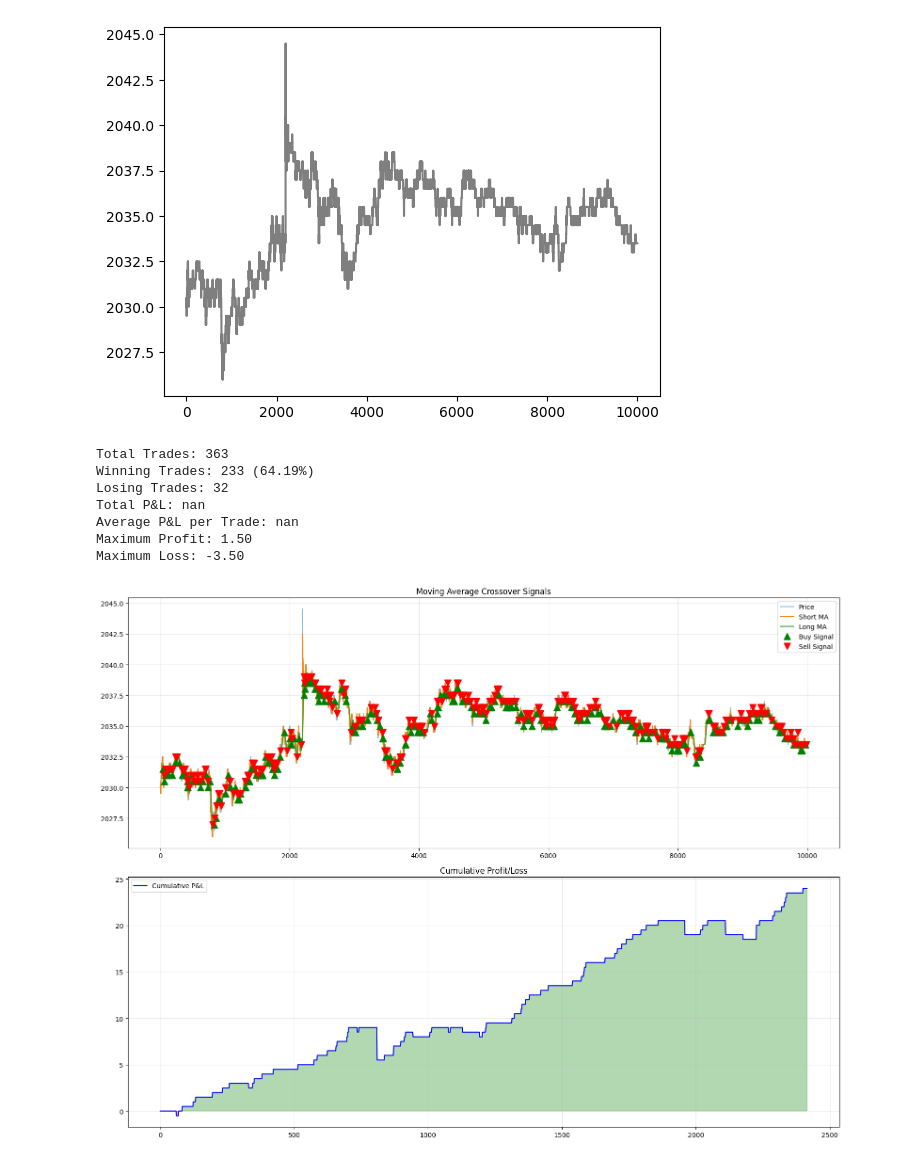
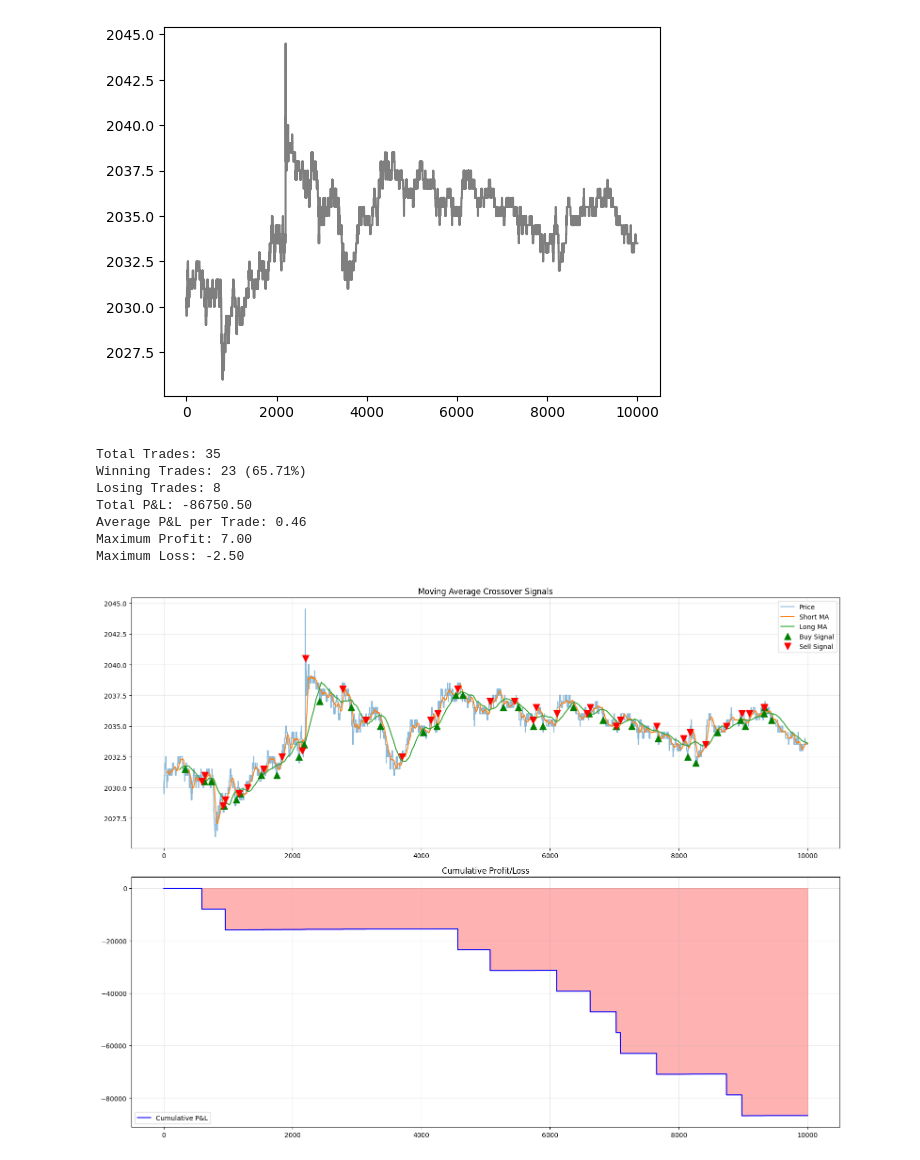
Before and after one commit to ashokolarov/prosperity3, a Jupyter notebook: development/round1/analyze_kelp_trades.ipynb, the cells around one changed output. Saved outputs shown, nothing was run; the diff lists cells and outputs as text; code cells hidden in the pictures.

```diff
--- a/development/round1/analyze_kelp_trades.ipynb
+++ b/development/round1/analyze_kelp_trades.ipynb
@@ -14,4 +14,4 @@ trader_data, products_data, activities, trades = process_log(log_file)
 # %%
 PRODUCT = "KELP"
 product_data = products_data[PRODUCT]
-activities = activities[activities["product"] == PRODUCT]
+activities = activities[activities["product"] == PRODUCT].reset_index()
@@ -18,21 +20,19 @@ activities = activities[activities["product"] == PRODUCT]
 # %%
-N = 10000
+price = product_data["current_price"]
 
-price = product_data["mm_price"][:N]
+bp1 = activities["bid_price_1"]
+bv1 = activities["bid_volume_1"]
+bp2 = activities["bid_price_2"]
+bv2 = activities["bid_volume_2"]
+bp3 = activities["bid_price_3"]
+bv3 = activities["bid_volume_3"]
 
-bp1 = activities["bid_price_1"][:N]
-bv1 = activities["bid_volume_1"][:N]
-bp2 = activities["bid_price_2"][:N]
-bv2 = activities["bid_volume_2"][:N]
-bp3 = activities["bid_price_3"][:N]
-bv3 = activities["bid_volume_3"][:N]
-
-ap1 = activities["ask_price_1"][:N]
-av1 = activities["ask_volume_1"][:N]
-ap2 = activities["ask_price_2"][:N]
-av2 = activities["ask_volume_2"][:N]
-ap3 = activities["ask_price_3"][:N]
-av3 = activities["ask_volume_3"][:N]
+ap1 = activities["ask_price_1"]
+av1 = activities["ask_volume_1"]
+ap2 = activities["ask_price_2"]
+av2 = activities["ask_volume_2"]
+ap3 = activities["ask_price_3"]
+av3 = activities["ask_volume_3"]
 # %%
 price.plot(label="Price", color="black", alpha=0.5)
 # %% [output]
@@ -45,8 +45,8 @@ trade_volume = 1
 
 price_series = pd.Series(price)
 
-window_short = 2
-window_long = 25
+window_short = 50
+window_long = 250
 
 # Calculate Simple Moving Averages with different window sizes
 sma_short = price_series.rolling(window=window_short).mean()
@@ -56,6 +56,8 @@ sma_long = price_series.rolling(window=window_long).mean()
 signals = pd.DataFrame(index=price_series.index)
 
 signals['price'] = price_series
+signals['bid_price_1'] = bp1
+signals['ask_price_1'] = ap1
 signals['short_ma'] = sma_short
 signals['long_ma'] = sma_long
 signals['signal'] = 0.0
@@ -88,7 +90,8 @@ for i in range(len(signals)):
     if signals['positions'].iloc[i] == 1.0:
         signals.loc[current_idx, 'trade_price'] = signals.loc[current_idx, 'price']
         signals.loc[current_idx, 'trade_type'] = 'BUY'
-        entry_price = signals.loc[current_idx, 'price']
+        entry_price = signals.loc[current_idx, 'ask_price_1']
+
         entry_idx = current_idx
         in_position = True
 
@@ -97,7 +100,7 @@ for i in range(len(signals)):
         if in_position:
             exit_price = signals.loc[current_idx, 'price']
             profit_loss = exit_price - entry_price
-            signals.loc[current_idx, 'trade_price'] = exit_price
+            signals.loc[current_idx, 'bid_price_1'] = exit_price
             signals.loc[current_idx, 'trade_type'] = 'SELL'
             signals.loc[current_idx, 'profit_loss'] = profit_loss
             total_profit_loss += profit_loss
@@ -153,39 +156,38 @@ plt.plot(signals['price'], label='Price', alpha=0.5)
 plt.plot(signals['short_ma'], label='Short MA')
 plt.plot(signals['long_ma'], label='Long MA')
 
 # Plot buy signals
 plt.plot(signals.loc[signals['positions'] == 1.0].index,
          signals.loc[signals['positions'] == 1.0]['price'],
          '^', markersize=10, color='g', label='Buy Signal')
 
 # Plot sell signals
 plt.plot(signals.loc[signals['positions'] == -1.0].index,
          signals.loc[signals['positions'] == -1.0]['price'],
          'v', markersize=10, color='r', label='Sell Signal')
 
 plt.legend()
 plt.title('Moving Average Crossover Signals')
 plt.grid(True, alpha=0.3)
 
 # Plot 2: Cumulative P&L
 plt.subplot(2, 1, 2)
 plt.plot(signals.index, signals['cumulative_pl'], color='blue', label='Cumulative P&L')
 plt.fill_between(signals.index, signals['cumulative_pl'], 0,
                  where=(signals['cumulative_pl'] >= 0), color='green', alpha=0.3)
 plt.fill_between(signals.index, signals['cumulative_pl'], 0,
                  where=(signals['cumulative_pl'] < 0), color='red', alpha=0.3)
 plt.legend()
 plt.title('Cumulative Profit/Loss')
 plt.grid(True, alpha=0.3)
-
 plt.tight_layout()
 plt.show()
 # %% [output]
-Total Trades: 363
-Winning Trades: 233 (64.19%)
-Losing Trades: 32
-Total P&L: nan
-Average P&L per Trade: nan
-Maximum Profit: 1.50
-Maximum Loss: -3.50
+Total Trades: 35
+Winning Trades: 23 (65.71%)
+Losing Trades: 8
+Total P&L: -86750.50
+Average P&L per Trade: 0.46
+Maximum Profit: 7.00
+Maximum Loss: -2.50
-[figure, old version]
+[figure, new version]
```
Also changed, not shown: parts of 1 cell of this notebook, 8 other files.
